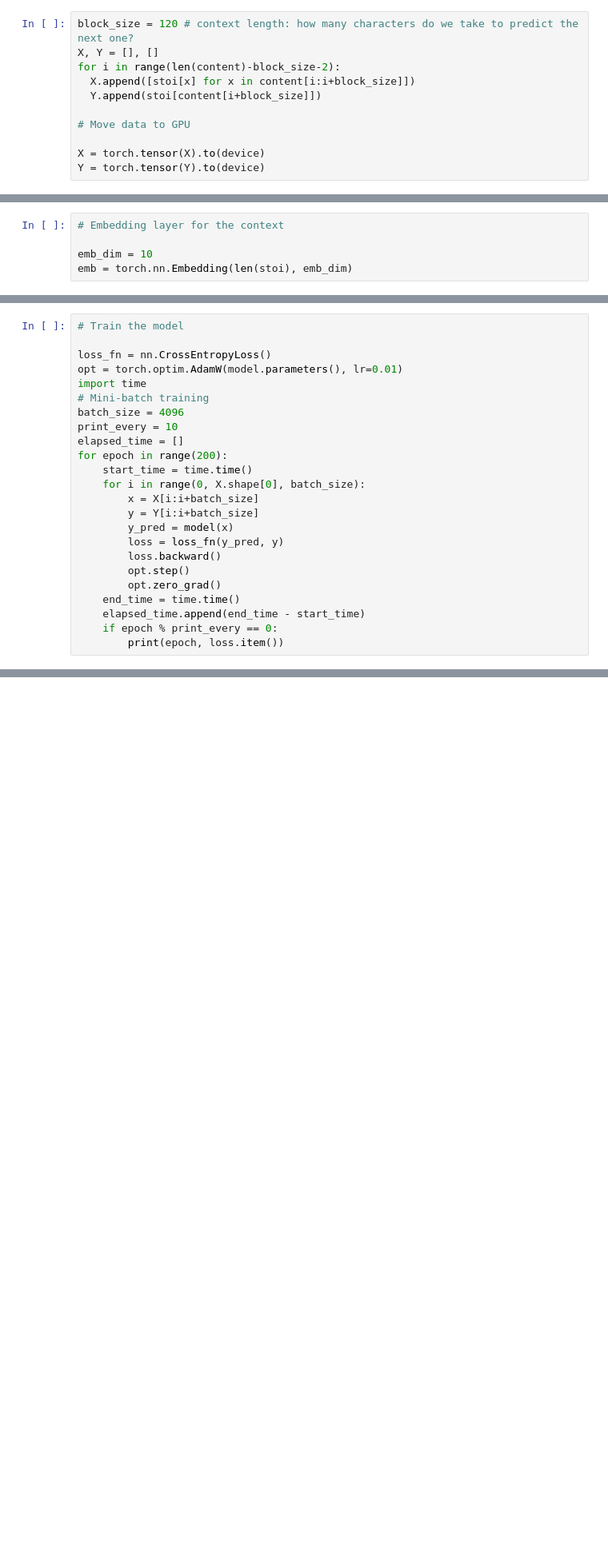
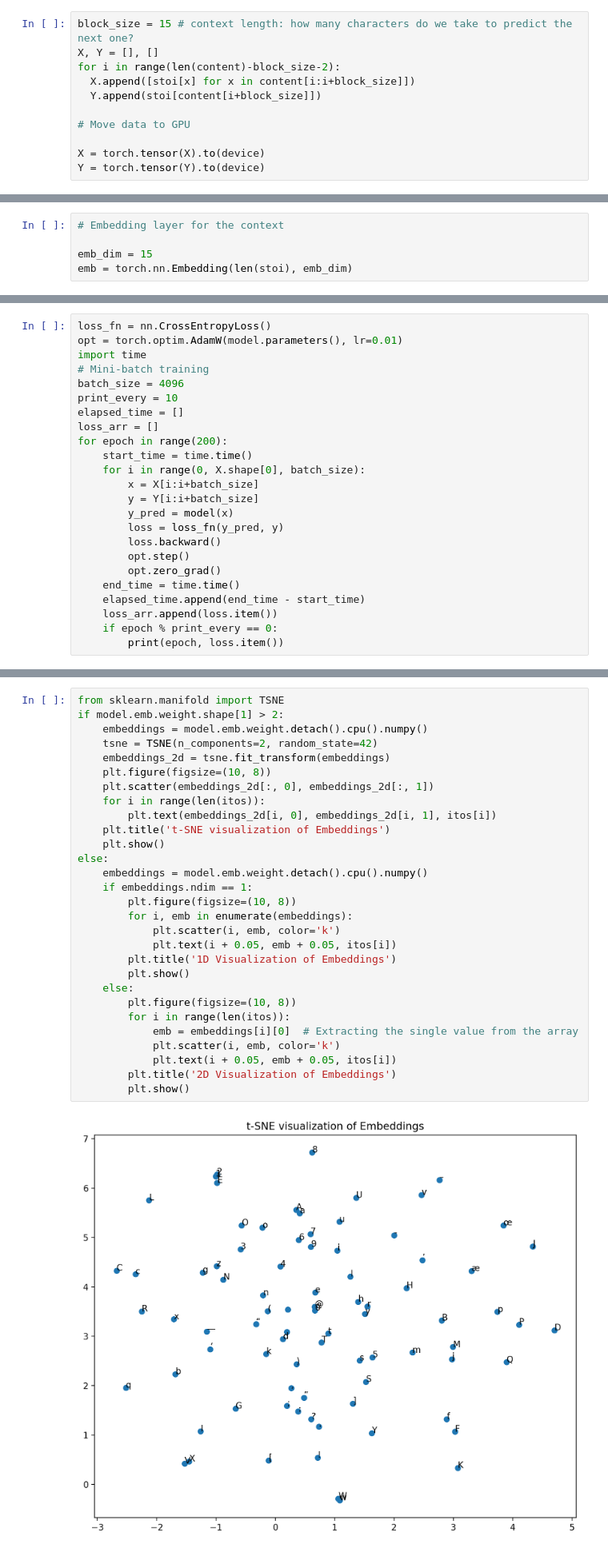
Before and after one commit to Kishan-Ved/text_generator, a Jupyter notebook: text_generator.ipynb, the cells around one changed output, grey strips where cells are left out. Shown: that part at 80% size. Cells and saved outputs as stored; diff of their text form; blank space fills up the shorter version.

```diff
--- a/text_generator.ipynb
+++ b/text_generator.ipynb
@@ -73,5 +72,5 @@ print(itos)
 # %%
-block_size = 120 # context length: how many characters do we take to predict the next one?
+block_size = 15 # context length: how many characters do we take to predict the next one?
 X, Y = [], []
 for i in range(len(content)-block_size-2):
   X.append([stoi[x] for x in content[i:i+block_size]])
@@ -102,5 +107,5 @@ X.shape, X.dtype, Y.shape, Y.dtype
 # %%
 # Embedding layer for the context
 
-emb_dim = 10
+emb_dim = 15
 emb = torch.nn.Embedding(len(stoi), emb_dim)
@@ -206,6 +201,4 @@ _orig_mod.lin3.bias torch.Size([83])
 # %%
-# Train the model
-
 loss_fn = nn.CrossEntropyLoss()
 opt = torch.optim.AdamW(model.parameters(), lr=0.01)
 import time
@@ -213,6 +206,7 @@ import time
 batch_size = 4096
 print_every = 10
 elapsed_time = []
+loss_arr = []
 for epoch in range(200):
     start_time = time.time()
     for i in range(0, X.shape[0], batch_size):
@@ -225,6 +219,7 @@ for epoch in range(200):
         opt.zero_grad()
     end_time = time.time()
     elapsed_time.append(end_time - start_time)
+    loss_arr.append(loss.item())
     if epoch % print_every == 0:
         print(epoch, loss.item())
 # %% [output]
@@ -254,0 +248,31 @@ for epoch in range(200):
+# %%
+from sklearn.manifold import TSNE
+if model.emb.weight.shape[1] > 2:
+    embeddings = model.emb.weight.detach().cpu().numpy()
+    tsne = TSNE(n_components=2, random_state=42)
+    embeddings_2d = tsne.fit_transform(embeddings)
+    plt.figure(figsize=(10, 8))
+    plt.scatter(embeddings_2d[:, 0], embeddings_2d[:, 1])
+    for i in range(len(itos)):
+        plt.text(embeddings_2d[i, 0], embeddings_2d[i, 1], itos[i])
+    plt.title('t-SNE visualization of Embeddings')
+    plt.show()
+else:
+    embeddings = model.emb.weight.detach().cpu().numpy()
+    if embeddings.ndim == 1:
+        plt.figure(figsize=(10, 8))
+        for i, emb in enumerate(embeddings):
+            plt.scatter(i, emb, color='k')
+            plt.text(i + 0.05, emb + 0.05, itos[i])
+        plt.title('1D Visualization of Embeddings')
+        plt.show()
+    else:
+        plt.figure(figsize=(10, 8))
+        for i in range(len(itos)):
+            emb = embeddings[i][0]  # Extracting the single value from the array
+            plt.scatter(i, emb, color='k')
+            plt.text(i + 0.05, emb + 0.05, itos[i])
+        plt.title('2D Visualization of Embeddings')
+        plt.show()
+# %% [output]
+[figure, added]
```
Also changed, not shown: parts of 35 cells of this notebook.
